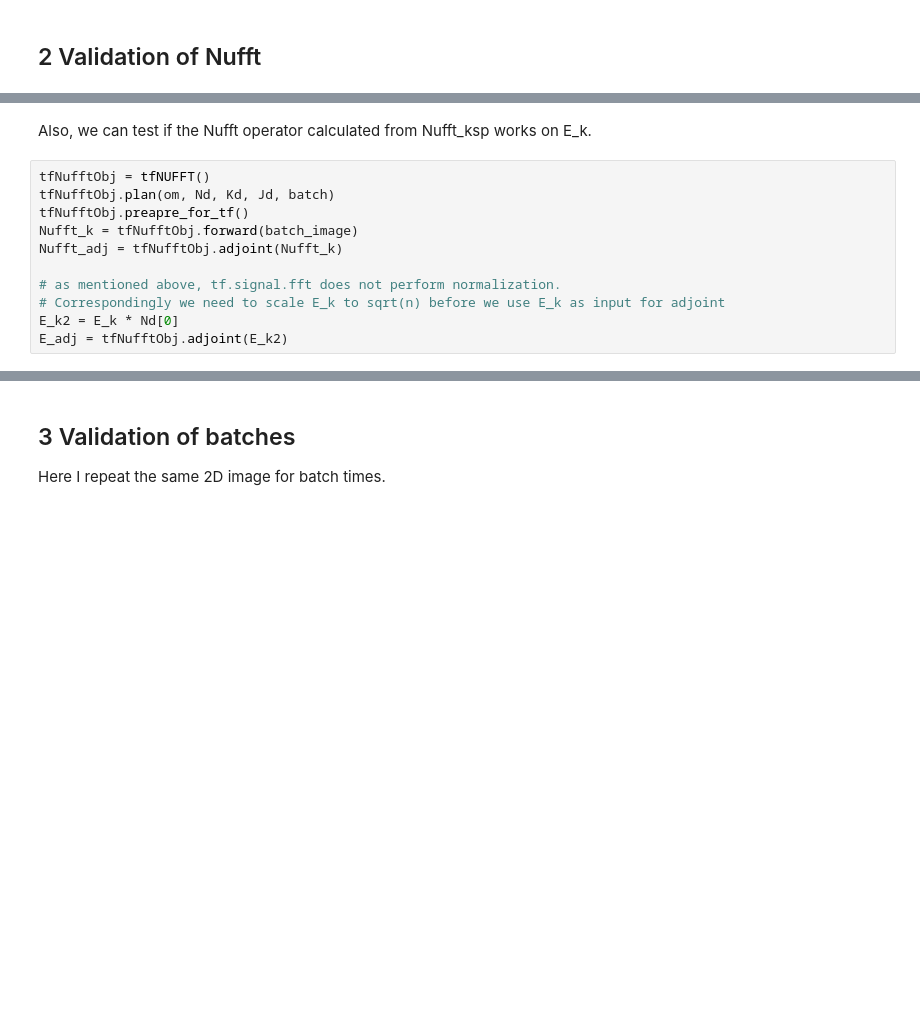
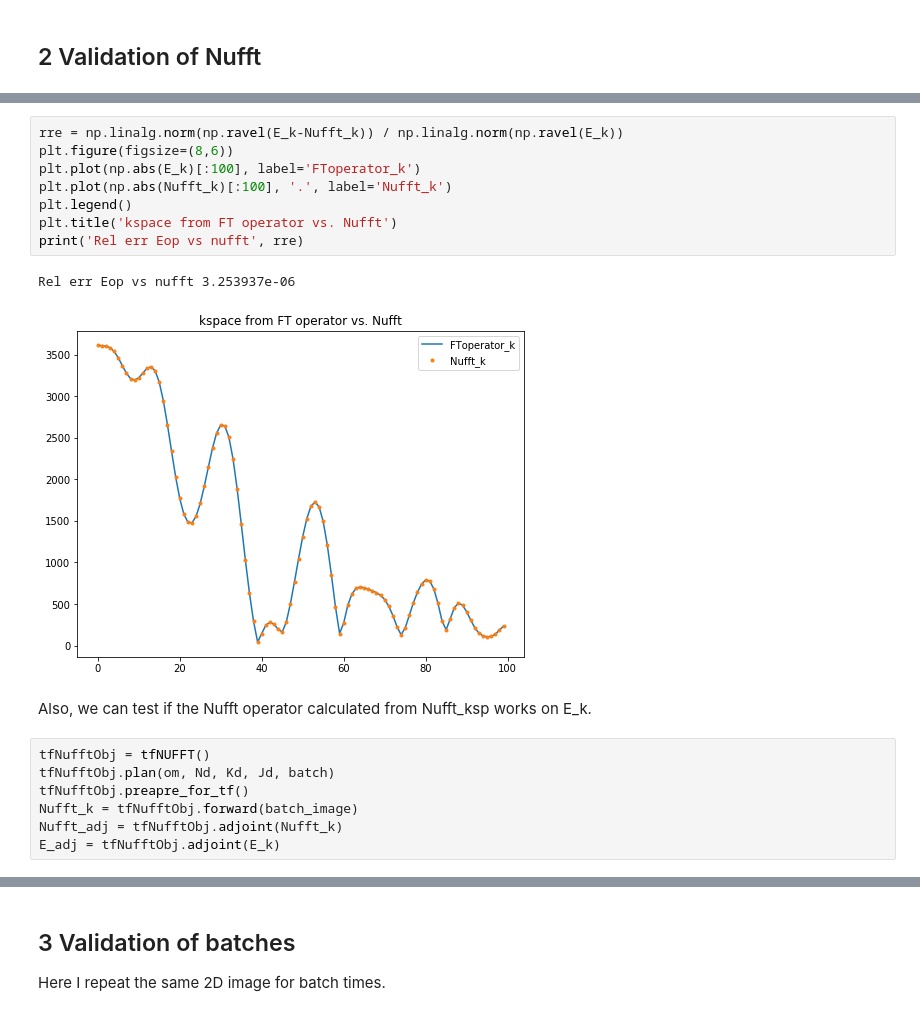
Before and after one commit to yf0726/TFNUFFT, a Jupyter notebook: test.ipynb, the cells around one changed output, grey strips where cells are left out. Drawn from its saved outputs; the diff is of its cells as text; blank space fills up the shorter version.

```diff
--- a/test.ipynb
+++ b/test.ipynb
@@ -226,3 +156,14 @@ plt.subplots_adjust(wspace =0, hspace =0.3)
+# %%
+rre = np.linalg.norm(np.ravel(E_k-Nufft_k)) / np.linalg.norm(np.ravel(E_k))
+plt.figure(figsize=(8,6))
+plt.plot(np.abs(E_k)[:100], label='FToperator_k')
+plt.plot(np.abs(Nufft_k)[:100], '.', label='Nufft_k')
+plt.legend()
+plt.title('kspace from FT operator vs. Nufft')
+print('Rel err Eop vs nufft', rre)
+# %% [output]
+Rel err Eop vs nufft 3.253937e-06
+[figure, added]
 # %% [markdown]
 Also, we can test if the Nufft operator calculated from Nufft_ksp works on E_k.
 # %%
@@ -231,9 +172,5 @@ tfNufftObj.plan(om, Nd, Kd, Jd, batch)
 tfNufftObj.preapre_for_tf()
 Nufft_k = tfNufftObj.forward(batch_image)
 Nufft_adj = tfNufftObj.adjoint(Nufft_k)
-
-# as mentioned above, tf.signal.fft does not perform normalization.
-# Correspondingly we need to scale E_k to sqrt(n) before we use E_k as input for adjoint
-E_k2 = E_k * Nd[0]
-E_adj = tfNufftObj.adjoint(E_k2)
+E_adj = tfNufftObj.adjoint(E_k)
 # %%
```
Also changed, not shown: parts of 31 cells of this notebook, 1 other file.
